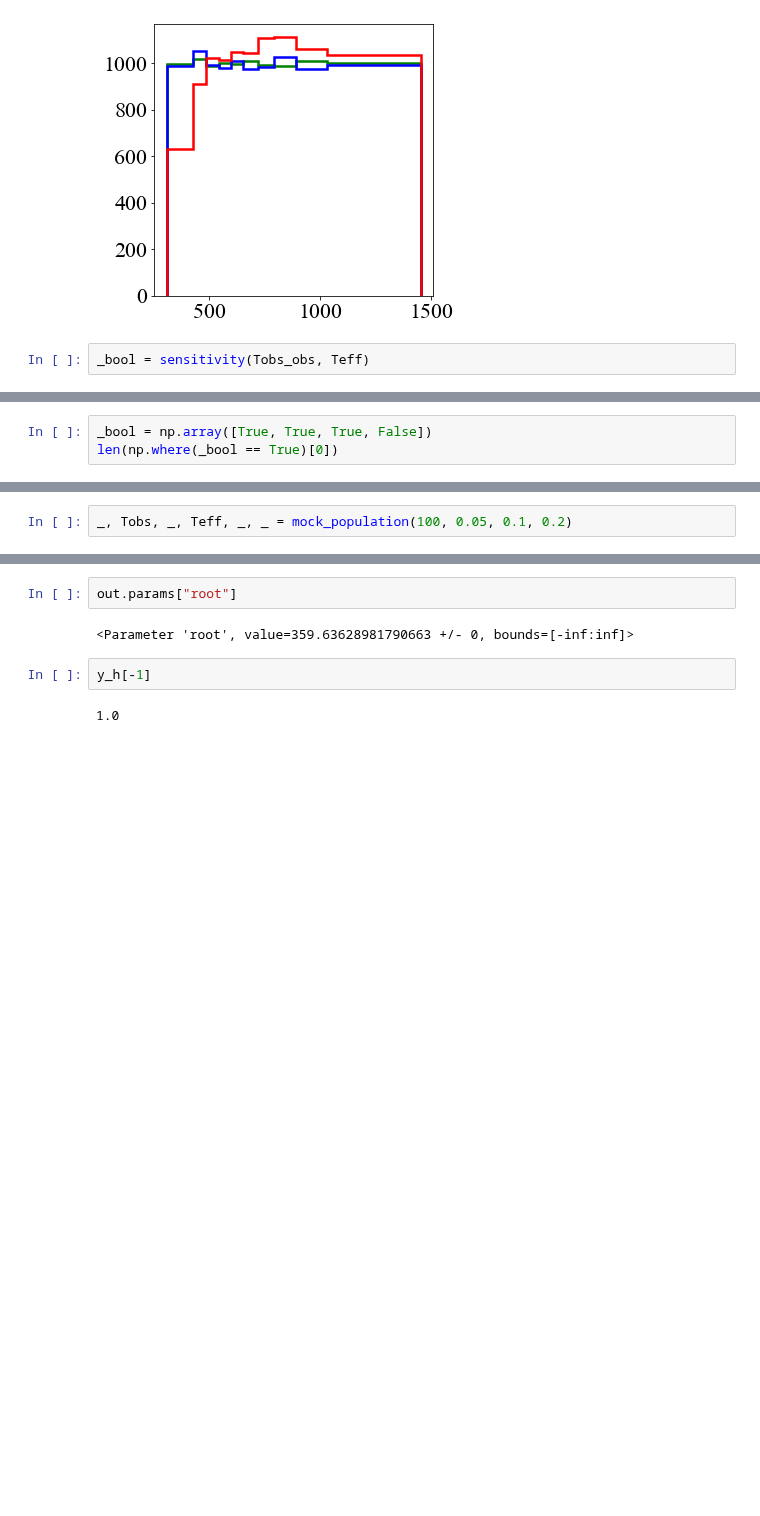
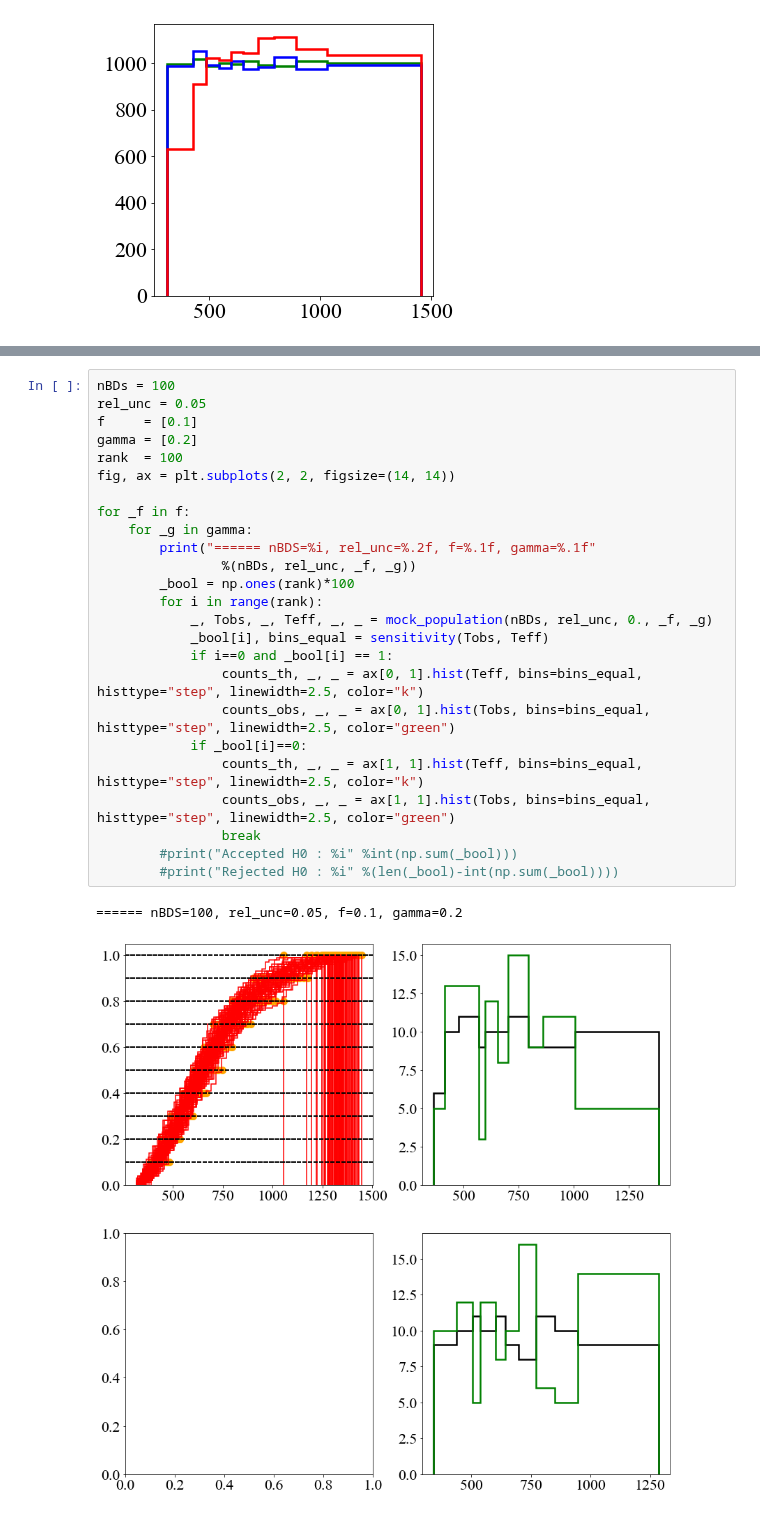
Before and after one commit to SvPoder/exoplanets, a Jupyter notebook: jupyter-notebook/sensitivity.ipynb, the cells around one changed output, grey strips where cells are left out. Drawn from its saved outputs; the diff is of its cells as text; blank space fills up the shorter version.

Commit message:
sensitivity working

```diff
--- a/jupyter-notebook/sensitivity.ipynb
+++ b/jupyter-notebook/sensitivity.ipynb
@@ -183,5 +184,3 @@ counts_eff, _, _ = ax.hist(Teff_obs, bins=bins_equal, histtype="step", linewidth
 counts_obs, _, _ = ax.hist(Tobs_obs, bins=bins_equal, histtype="step", linewidth=2.5, color="red")
 # %% [output]
 [figure]
-# %%
-_bool = sensitivity(Tobs_obs, Teff)
@@ -190,3 +186,0 @@ _bool = sensitivity(Tobs_obs, Teff)
-# %%
-_bool = np.array([True, True, True, False])
-len(np.where(_bool == True)[0])
@@ -195,3 +187 @@ len(np.where(_bool == True)[0])
-# %%
-_, Tobs, _, Teff, _, _ = mock_population(100, 0.05, 0.1, 0.2)
 # %%
@@ -260,8 +254,28 @@ except 0.8 863.4497646194595
-# %%
-out.params["root"]
-# %% [output]
-<Parameter 'root', value=359.63628981790663 +/- 0, bounds=[-inf:inf]>
-# %%
-y_h[-1]
-# %% [output]
-1.0
+# %%
+nBDs = 100
+rel_unc = 0.05
+f     = [0.1]
+gamma = [0.2]
+rank  = 100
+fig, ax = plt.subplots(2, 2, figsize=(14, 14))
+
+for _f in f:
+    for _g in gamma:
+        print("====== nBDS=%i, rel_unc=%.2f, f=%.1f, gamma=%.1f"
+                %(nBDs, rel_unc, _f, _g))
+        _bool = np.ones(rank)*100
+        for i in range(rank):
+            _, Tobs, _, Teff, _, _ = mock_population(nBDs, rel_unc, 0., _f, _g)
+            _bool[i], bins_equal = sensitivity(Tobs, Teff)
+            if i==0 and _bool[i] == 1:
+                counts_th, _, _ = ax[0, 1].hist(Teff, bins=bins_equal, histtype="step", linewidth=2.5, color="k")
+                counts_obs, _, _ = ax[0, 1].hist(Tobs, bins=bins_equal, histtype="step", linewidth=2.5, color="green")
+            if _bool[i]==0:
+                counts_th, _, _ = ax[1, 1].hist(Teff, bins=bins_equal, histtype="step", linewidth=2.5, color="k")
+                counts_obs, _, _ = ax[1, 1].hist(Tobs, bins=bins_equal, histtype="step", linewidth=2.5, color="green")
+                break
+        #print("Accepted H0 : %i" %int(np.sum(_bool)))
+        #print("Rejected H0 : %i" %(len(_bool)-int(np.sum(_bool))))
+# %% [output]
+====== nBDS=100, rel_unc=0.05, f=0.1, gamma=0.2
+[figure, added]
```
Also changed, not shown: parts of 6 cells of this notebook, 1 other file.
